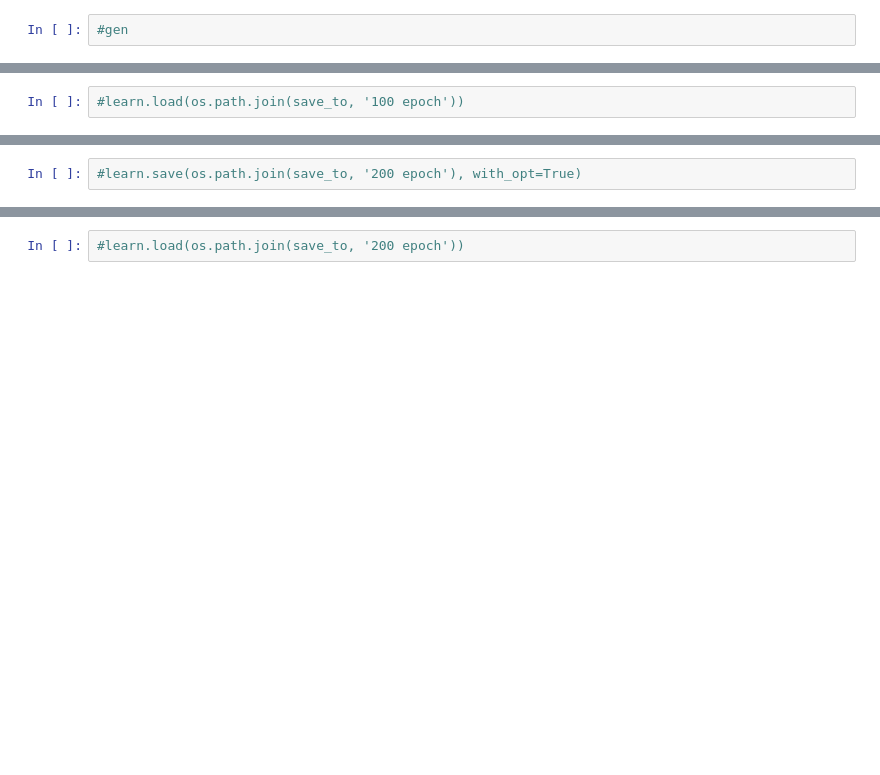
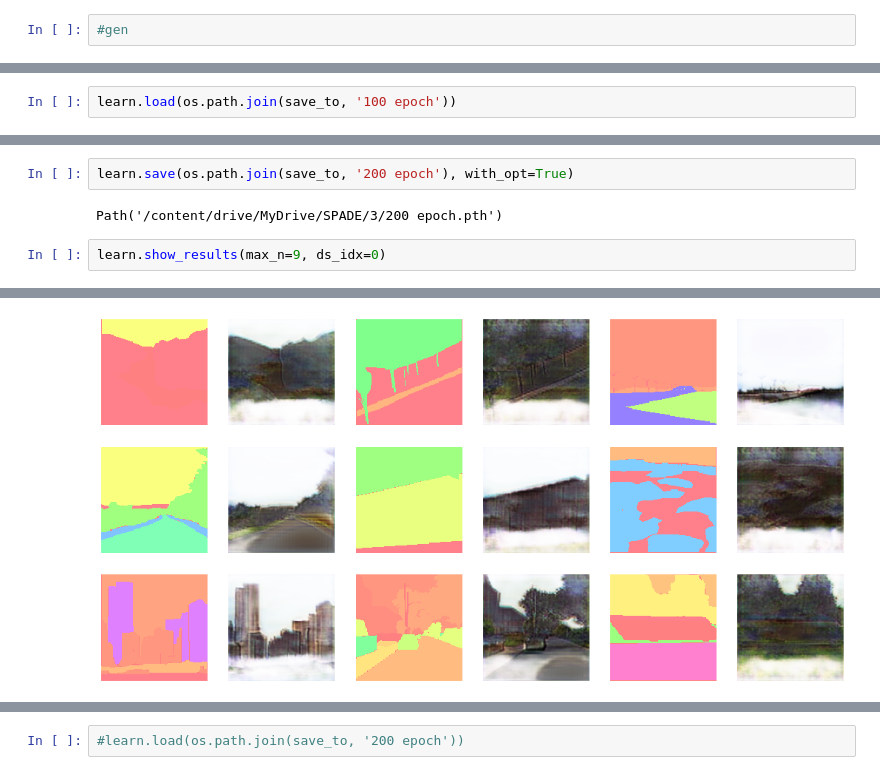
Before and after one commit to AndreyYashkin/SPADE-FastAI, a Jupyter notebook: SPADE_128_MultiScaleDiscriminator+vgg.ipynb, the cells around one changed output, grey strips where cells are left out. Drawn from its saved outputs; the diff is of its cells as text; blank space fills up the shorter version.

```diff
--- a/SPADE_128_MultiScaleDiscriminator+vgg.ipynb
+++ b/SPADE_128_MultiScaleDiscriminator+vgg.ipynb
@@ -161,2 +147,2 @@ stop here
 # %%
-#learn.load(os.path.join(save_to, '100 epoch'))
+learn.load(os.path.join(save_to, '100 epoch'))
@@ -165,2 +171,7 @@ learn.fit(100, lr)
 # %%
-#learn.save(os.path.join(save_to, '200 epoch'), with_opt=True)
+learn.save(os.path.join(save_to, '200 epoch'), with_opt=True)
+# %% [output]
+Path('/content/drive/MyDrive/SPADE/3/200 epoch.pth')
+# %%
+learn.show_results(max_n=9, ds_idx=0)
+# %% [output]
@@ -167,2 +179,3 @@ learn.fit(100, lr)
+[figure, added]
 # %%
 learn.show_results(max_n=9, ds_idx=0)
```
Also changed, not shown: parts of 14 cells of this notebook.
